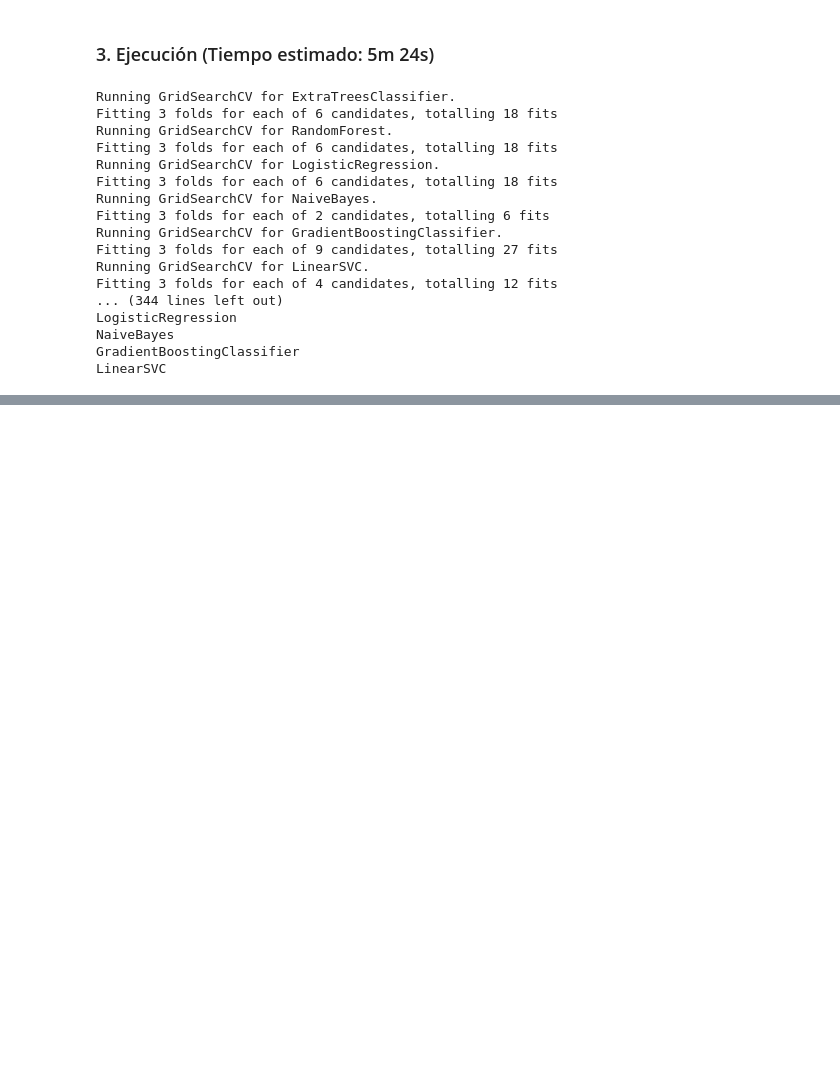
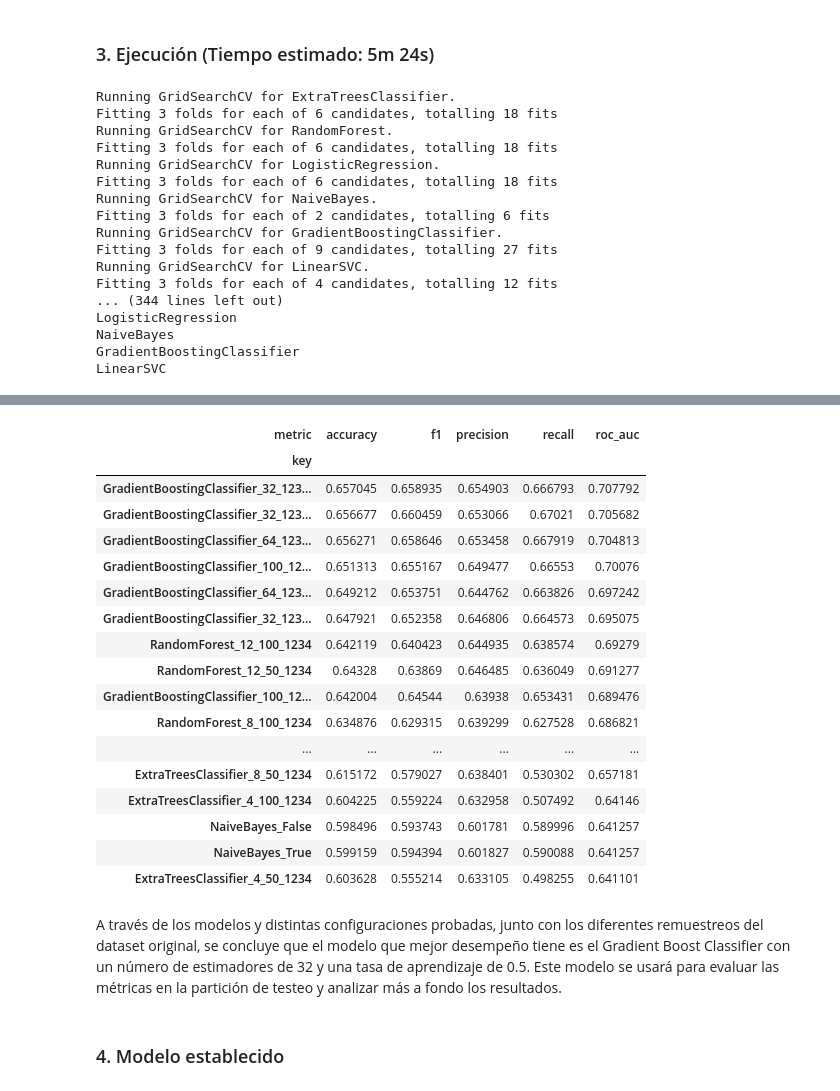
Before and after one commit to jdcarranzas/Prueba-Rappi, a Jupyter notebook: script.ipynb, the cells around one changed output, grey strips where cells are left out. Drawn from its saved outputs; the diff is of its cells as text; code cells hidden in the pictures; blank space fills up the shorter version.

```diff
--- a/script.ipynb
+++ b/script.ipynb
@@ -465,0 +502,28 @@ SyntaxError: invalid syntax (184787547.py, line 3)
+# %%
+aux.pivot_table(index = 'key',
+                columns = 'metric',
+                values = 'max_score',
+                aggfunc=np.mean).sort_values('roc_auc', ascending=False)
+# %% [output]
+| metric | accuracy | f1 | precision | recall | roc_auc |
+| key |  |  |  |  |  |
+| GradientBoostingClassifier_32_123... | 0.657045 | 0.658935 | 0.654903 | 0.666793 | 0.707792 |
+| GradientBoostingClassifier_32_123... | 0.656677 | 0.660459 | 0.653066 | 0.67021 | 0.705682 |
+| GradientBoostingClassifier_64_123... | 0.656271 | 0.658646 | 0.653458 | 0.667919 | 0.704813 |
+| GradientBoostingClassifier_100_12... | 0.651313 | 0.655167 | 0.649477 | 0.66553 | 0.70076 |
+| GradientBoostingClassifier_64_123... | 0.649212 | 0.653751 | 0.644762 | 0.663826 | 0.697242 |
+| GradientBoostingClassifier_32_123... | 0.647921 | 0.652358 | 0.646806 | 0.664573 | 0.695075 |
+| RandomForest_12_100_1234 | 0.642119 | 0.640423 | 0.644935 | 0.638574 | 0.69279 |
+| RandomForest_12_50_1234 | 0.64328 | 0.63869 | 0.646485 | 0.636049 | 0.691277 |
+| GradientBoostingClassifier_100_12... | 0.642004 | 0.64544 | 0.63938 | 0.653431 | 0.689476 |
+| RandomForest_8_100_1234 | 0.634876 | 0.629315 | 0.639299 | 0.627528 | 0.686821 |
+| ... | ... | ... | ... | ... | ... |
+| ExtraTreesClassifier_8_50_1234 | 0.615172 | 0.579027 | 0.638401 | 0.530302 | 0.657181 |
+| ExtraTreesClassifier_4_100_1234 | 0.604225 | 0.559224 | 0.632958 | 0.507492 | 0.64146 |
+| NaiveBayes_False | 0.598496 | 0.593743 | 0.601781 | 0.589996 | 0.641257 |
+| NaiveBayes_True | 0.599159 | 0.594394 | 0.601827 | 0.590088 | 0.641257 |
+| ExtraTreesClassifier_4_50_1234 | 0.603628 | 0.555214 | 0.633105 | 0.498255 | 0.641101 |
+# %% [markdown]
+A través de los modelos y distintas configuraciones probadas, junto con los diferentes remuestreos del dataset original, se concluye que el modelo que mejor desempeño tiene es el Gradient Boost Classifier con un número de estimadores de 32 y una tasa de aprendizaje de 0.5. Este modelo se usará para evaluar las métricas en la partición de testeo y analizar más a fondo los resultados.
+# %% [markdown]
+### 4. Modelo establecido
```
Also changed, not shown: parts of 14 cells of this notebook.
